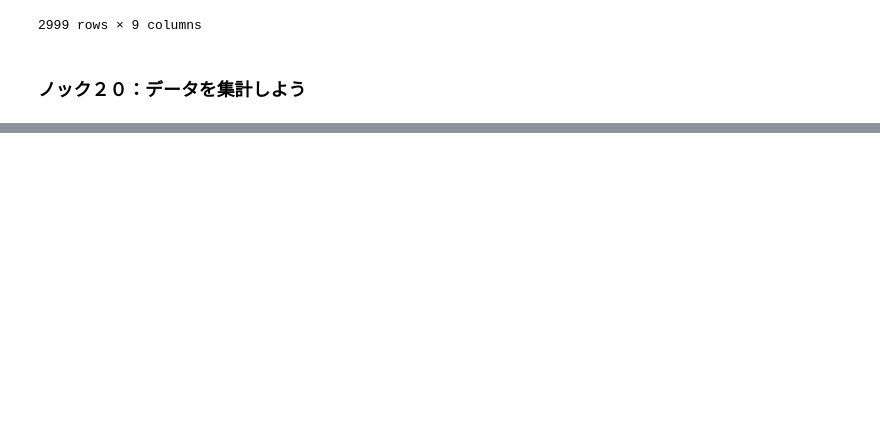
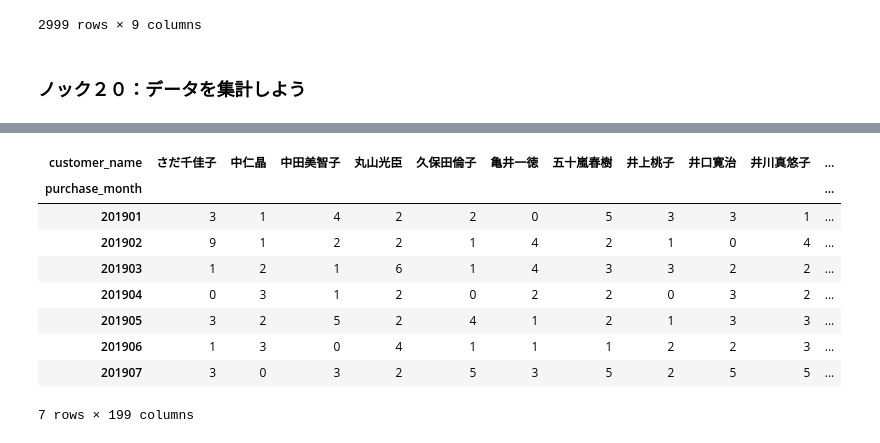
Before and after one commit to Rindrics/anlz100, a Jupyter notebook: chap2/chap2.ipynb, the cells around one changed output, grey strips where cells are left out. Saved outputs shown, nothing was run; the diff lists cells and outputs as text; code cells hidden in the pictures; blank space fills up the shorter version.

```diff
--- a/chap2/chap2.ipynb
+++ b/chap2/chap2.ipynb
@@ -370,0 +409,14 @@ dat4dump.to_csv('dump_data.csv', index=False)
+# %%
+byCustomer = dumped_data.pivot_table(index='purchase_month', columns='customer_name', aggfunc='size', fill_value=0)
+byCustomer
+# %% [output]
+| customer_name | さだ千佳子 | 中仁晶 | 中田美智子 | 丸山光臣 | 久保田倫子 | 亀井一徳 | 五十嵐春樹 | 井上桃子 | 井口寛治 | 井川真悠子 | ... |
+| purchase_month |  |  |  |  |  |  |  |  |  |  | ... |
+| 201901 | 3 | 1 | 4 | 2 | 2 | 0 | 5 | 3 | 3 | 1 | ... |
+| 201902 | 9 | 1 | 2 | 2 | 1 | 4 | 2 | 1 | 0 | 4 | ... |
+| 201903 | 1 | 2 | 1 | 6 | 1 | 4 | 3 | 3 | 2 | 2 | ... |
+| 201904 | 0 | 3 | 1 | 2 | 0 | 2 | 2 | 0 | 3 | 2 | ... |
+| 201905 | 3 | 2 | 5 | 2 | 4 | 1 | 2 | 1 | 3 | 3 | ... |
+| 201906 | 1 | 3 | 0 | 4 | 1 | 1 | 1 | 2 | 2 | 3 | ... |
+| 201907 | 3 | 0 | 3 | 2 | 5 | 3 | 5 | 2 | 5 | 5 | ... |
+7 rows × 199 columns
```
Also changed, not shown: parts of 5 cells of this notebook.
